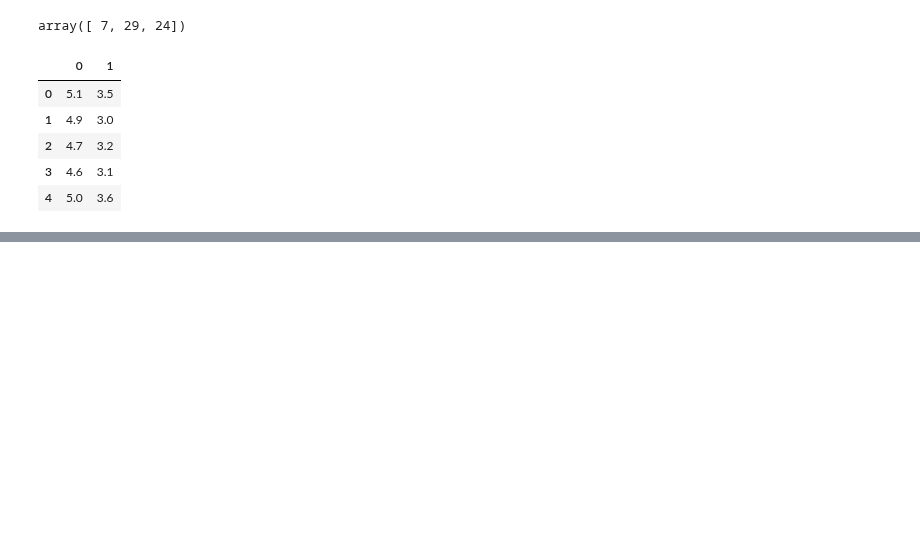
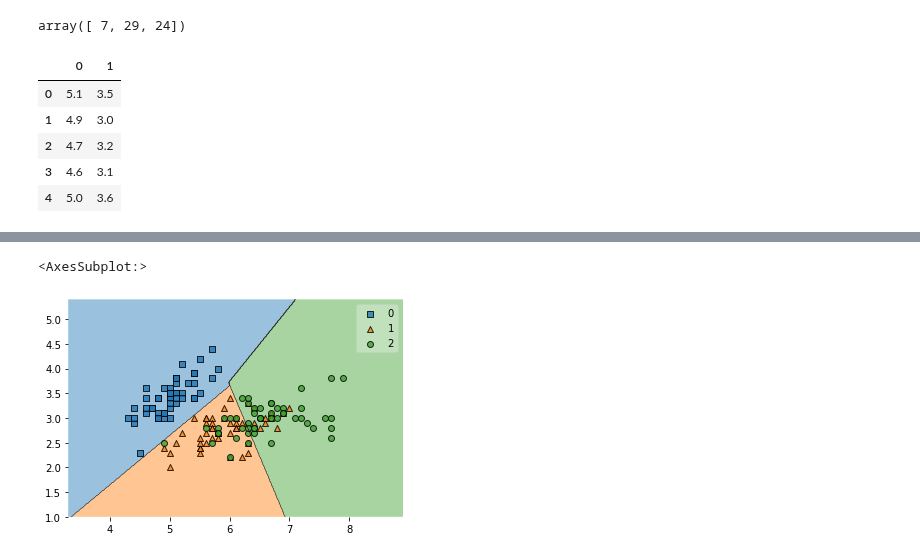
Before and after one commit to felixballestergoytia/Bootcamp_Sep2022, a Jupyter notebook: SVM/SVM.ipynb, the cells around one changed output, grey strips where cells are left out. Drawn from its saved outputs; the diff is of its cells as text; code cells hidden in the pictures; blank space fills up the shorter version.

```diff
--- a/SVM/SVM.ipynb
+++ b/SVM/SVM.ipynb
@@ -111,0 +135,7 @@ from mlxtend.plotting import plot_decision_regions
+# %%
+modelo_svm_poly_1=SVC(kernel="poly",degree=1)
+modelo_svm_poly_1.fit(X,y)
+plot_decision_regions(X,y,clf=modelo_svm_poly_1)
+# %% [output]
+<AxesSubplot:>
+[figure, added]
```
Also changed, not shown: parts of 10 cells of this notebook.
